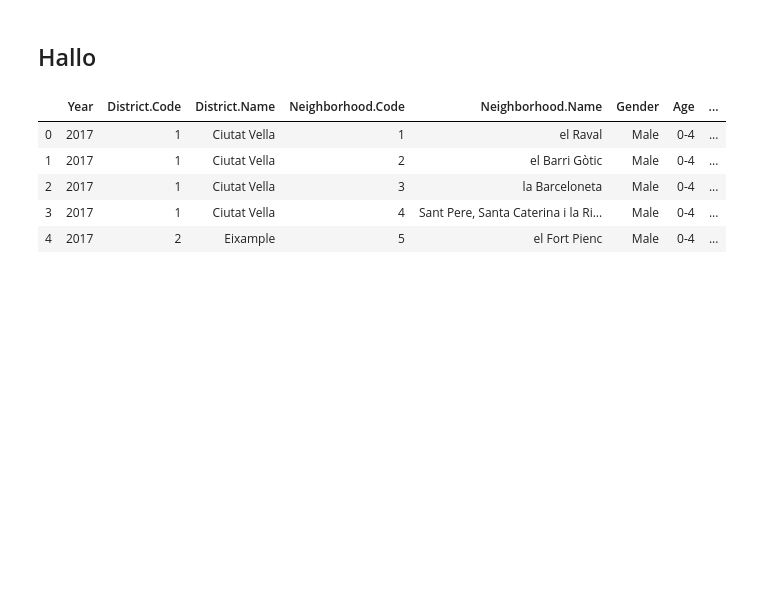
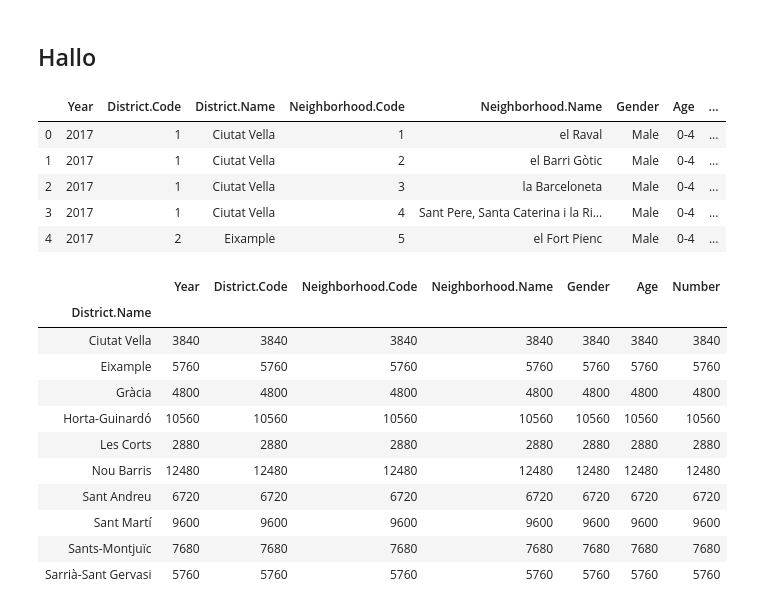
Before and after one commit to sanderoud/Data-Stories, a Jupyter notebook: Assignement 4.ipynb, the cells around one changed output. Cells and saved outputs as stored; diff of their text form; code cells hidden in the pictures; blank space fills up the shorter version.

```diff
--- a/Assignement 4.ipynb
+++ b/Assignement 4.ipynb
@@ -53,3 +96,18 @@ population.head(5)
 | 2 | 2017 | 1 | Ciutat Vella | 3 | la Barceloneta | Male | 0-4 | ... |
 | 3 | 2017 | 1 | Ciutat Vella | 4 | Sant Pere, Santa Caterina i la Ri... | Male | 0-4 | ... |
 | 4 | 2017 | 2 | Eixample | 5 | el Fort Pienc | Male | 0-4 | ... |
+# %%
+population.groupby("District.Name").count()
+# %% [output]
+|  | Year | District.Code | Neighborhood.Code | Neighborhood.Name | Gender | Age | Number |
+| District.Name |  |  |  |  |  |  |  |
+| Ciutat Vella | 3840 | 3840 | 3840 | 3840 | 3840 | 3840 | 3840 |
+| Eixample | 5760 | 5760 | 5760 | 5760 | 5760 | 5760 | 5760 |
+| Gràcia | 4800 | 4800 | 4800 | 4800 | 4800 | 4800 | 4800 |
+| Horta-Guinardó | 10560 | 10560 | 10560 | 10560 | 10560 | 10560 | 10560 |
+| Les Corts | 2880 | 2880 | 2880 | 2880 | 2880 | 2880 | 2880 |
+| Nou Barris | 12480 | 12480 | 12480 | 12480 | 12480 | 12480 | 12480 |
+| Sant Andreu | 6720 | 6720 | 6720 | 6720 | 6720 | 6720 | 6720 |
+| Sant Martí | 9600 | 9600 | 9600 | 9600 | 9600 | 9600 | 9600 |
+| Sants-Montjuïc | 7680 | 7680 | 7680 | 7680 | 7680 | 7680 | 7680 |
+| Sarrià-Sant Gervasi | 5760 | 5760 | 5760 | 5760 | 5760 | 5760 | 5760 |
```
Also changed, not shown: parts of 5 cells of this notebook.
